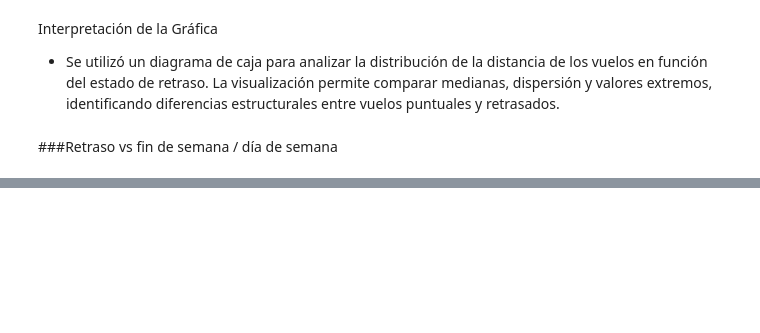
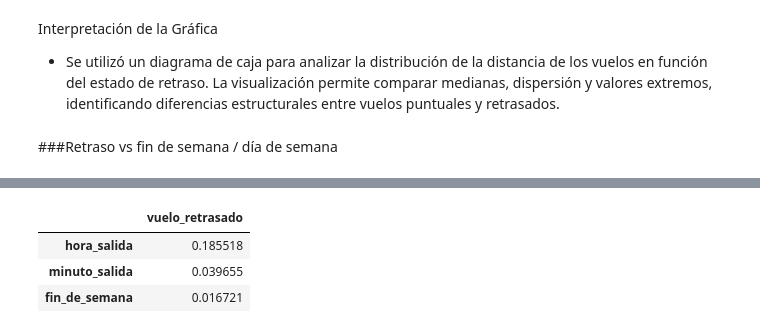
Before and after one commit to d4nye1/flight_on_time_mvp_H12-25-L-Equipo33, a Jupyter notebook: data-science/DataScience.ipynb, the cells around one changed output, grey strips where cells are left out. Drawn from its saved outputs; the diff is of its cells as text; code cells hidden in the pictures; blank space fills up the shorter version.

```diff
--- a/data-science/DataScience.ipynb
+++ b/data-science/DataScience.ipynb
@@ -755,0 +825,19 @@ El dataset contiene únicamente información disponible **previa al despegue**,
+# %%
+temporal_features = [
+    'hora_salida',
+    'minuto_salida',
+    'fin_de_semana'
+]
+
+#calculo de correlación
+corr_temporal = (
+    df_clean[temporal_features + ['vuelo_retrasado']]
+    .corr()
+    .loc[temporal_features, ['vuelo_retrasado']]
+)
+corr_temporal
+# %% [output]
+|  | vuelo_retrasado |
+| hora_salida | 0.185518 |
+| minuto_salida | 0.039655 |
+| fin_de_semana | 0.016721 |
```
Also changed, not shown: parts of 25 cells of this notebook.
